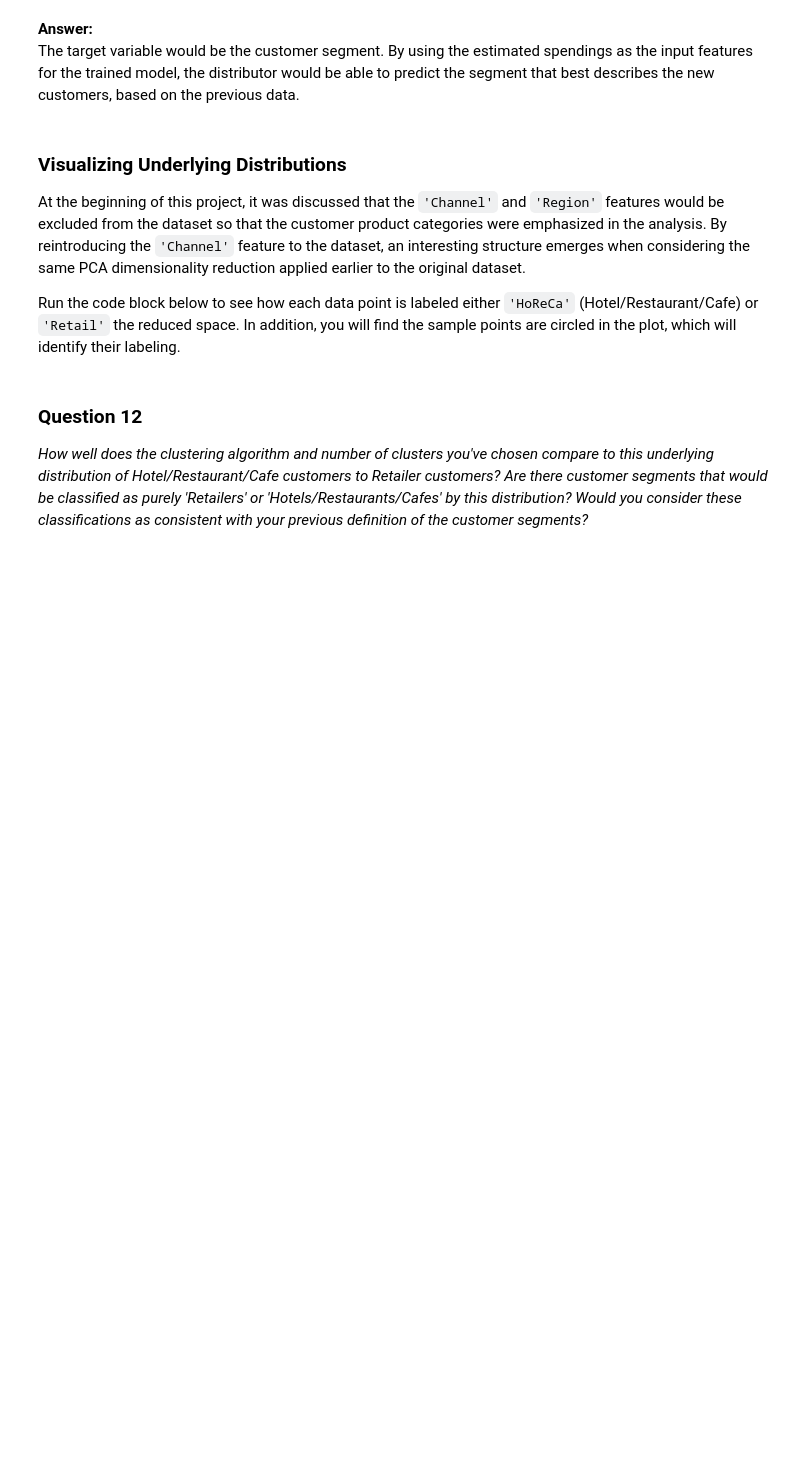
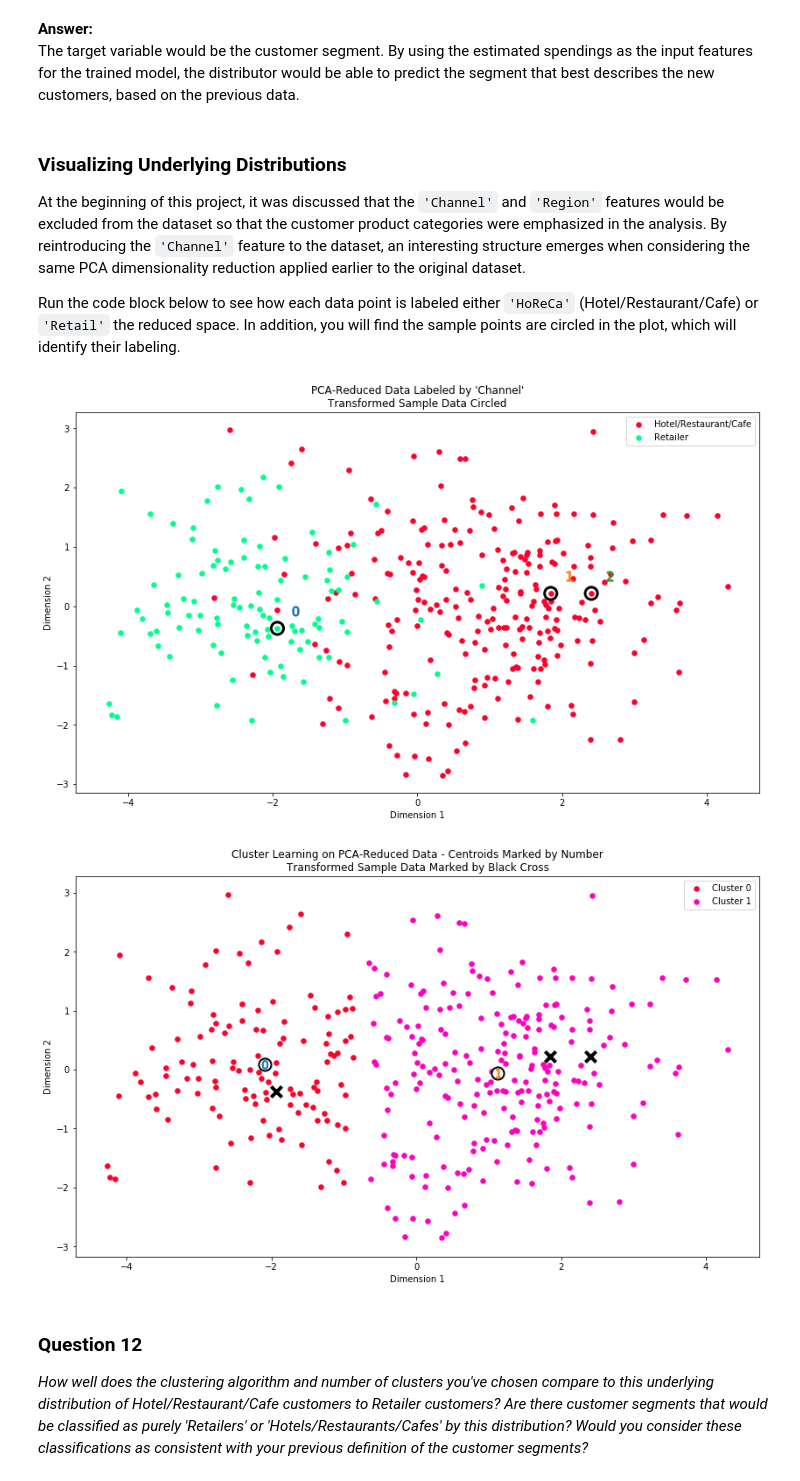
Before and after one commit to bdastmalchi/machine-learning, a Jupyter notebook: projects/creating_customer_segments/customer_segments.ipynb, the cells around one changed output. Saved outputs shown, nothing was run; the diff lists cells and outputs as text; code cells hidden in the pictures; blank space fills up the shorter version.

```diff
--- a/projects/creating_customer_segments/customer_segments.ipynb
+++ b/projects/creating_customer_segments/customer_segments.ipynb
@@ -681,6 +684,11 @@ Run the code block below to see how each data point is labeled either `'HoReCa'`
 # %%
 # Display the clustering results based on 'Channel' data
 rs.channel_results(reduced_data, outliers, pca_samples)
+# Display the results of the clustering from implementation
+rs.cluster_results(reduced_data, preds, centers, pca_samples)
+# %% [output]
+[figure, added]
+[figure, added]
 # %% [markdown]
 ### Question 12
 *How well does the clustering algorithm and number of clusters you've chosen compare to this underlying distribution of Hotel/Restaurant/Cafe customers to Retailer customers? Are there customer segments that would be classified as purely 'Retailers' or 'Hotels/Restaurants/Cafes' by this distribution? Would you consider these classifications as consistent with your previous definition of the customer segments?*
```
Also changed, not shown: parts of 18 cells of this notebook, 1 other file.
